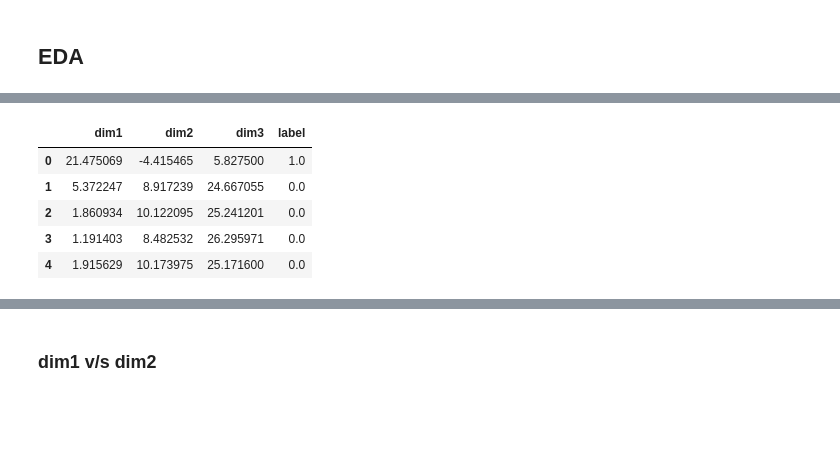
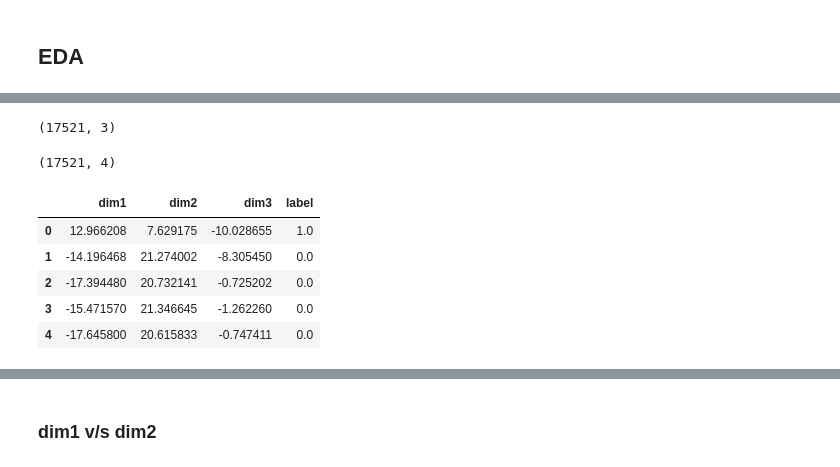
Before and after one commit to Shalakam/banking-behaviour-scorecard, a Jupyter notebook: kernel.ipynb, the cells around one changed output, grey strips where cells are left out. Drawn from its saved outputs; the diff is of its cells as text; code cells hidden in the pictures; blank space fills up the shorter version.

```diff
--- a/kernel.ipynb
+++ b/kernel.ipynb
@@ -87,6 +105,6 @@ cat_cols
 # %%
-print(X['Col747'].value_counts())
-X['Col747'] = X['Col747'].replace({0.0:0,'-':2})
-
-X['Col747'].value_counts()
+for col in cat_cols:
+  print('Before',X[col].value_counts())
+  X[col] = X[col].replace({0.0:0,'-':2})
+#   print('After',X[col].value_counts(),'\n')
 # %% [output]
@@ -106,6 +127,0 @@ Name: Col747, dtype: int64
-# %%
-print(X['Col836'].value_counts())
-
-X['Col836'] = X['Col836'].replace({0.0:0,'-':2})
-
-X['Col836'].value_counts()
@@ -150,8 +156,8 @@ null_cols(y,y.columns)
 # %%
 if X.isna().sum().sum() < 1:
   model = TSNE(n_components=3,random_state=0,verbose=1)
-
   tsne_data = model.fit_transform(X)
+  np.save('tsne',tsne_data)
 else:
   print('Null vals present')
 # %% [output]
@@ -184,0 +191,4 @@ np.hstack((tsne_data,y)).shape
+# %%
+# X_train and X_test are both without ID column
+X_train = tsne_data[:train_last_index]
+X_test = tsne_data[train_last_index:]
@@ -185,14 +208,20 @@ np.hstack((tsne_data,y)).shape
+# %%
+X_train.shape
+# %% [output]
+(17521, 3)
 # %%
-join_data = np.hstack((tsne_data,y))
+join_data = np.hstack((X_train,y))
+print(join_data.shape)
 dfa = pd.DataFrame(join_data,columns=("dim1",'dim2','dim3','label'))
 dfa.head()
 # %% [output]
+(17521, 4)
 |  | dim1 | dim2 | dim3 | label |
-| 0 | 21.475069 | -4.415465 | 5.827500 | 1.0 |
-| 1 | 5.372247 | 8.917239 | 24.667055 | 0.0 |
-| 2 | 1.860934 | 10.122095 | 25.241201 | 0.0 |
-| 3 | 1.191403 | 8.482532 | 26.295971 | 0.0 |
-| 4 | 1.915629 | 10.173975 | 25.171600 | 0.0 |
+| 0 | 12.966208 | 7.629175 | -10.028655 | 1.0 |
+| 1 | -14.196468 | 21.274002 | -8.305450 | 0.0 |
+| 2 | -17.394480 | 20.732141 | -0.725202 | 0.0 |
+| 3 | -15.471570 | 21.346645 | -1.262260 | 0.0 |
+| 4 | -17.645800 | 20.615833 | -0.747411 | 0.0 |
 # %%
 dfa.describe()
 # %% [output]
```
Also changed, not shown: parts of 41 cells of this notebook.
